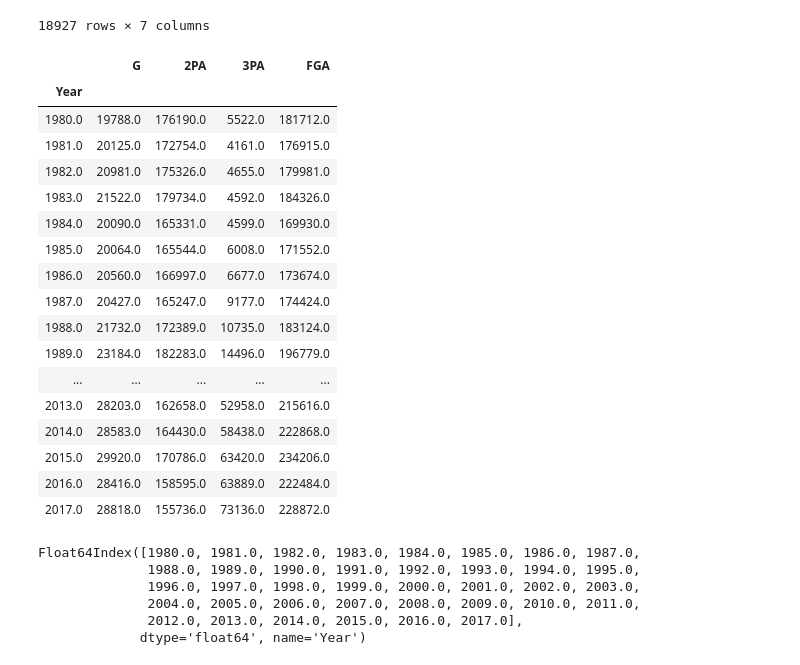
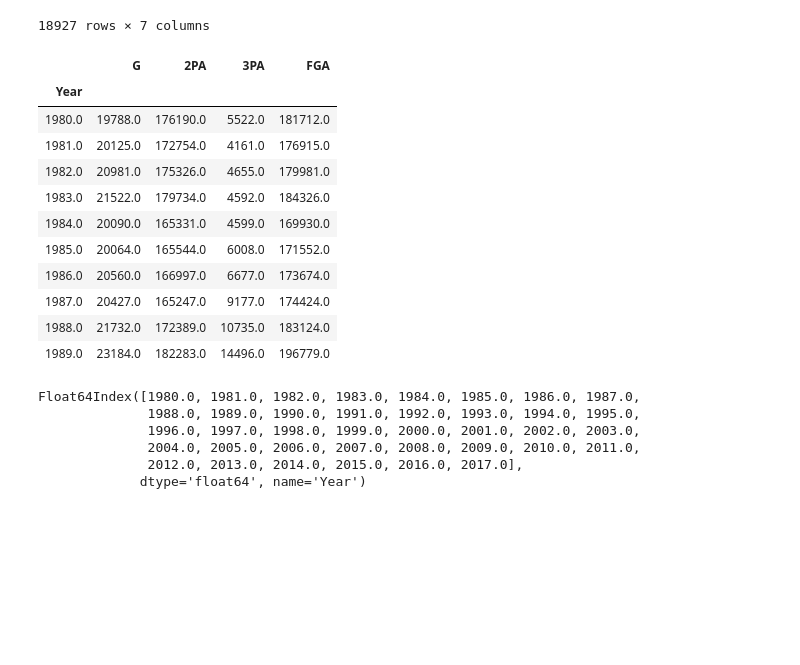
Before and after one commit to shilaj-10/Python-Programming, a Jupyter notebook: Project/NBA_2p_Vs_3p.ipynb, the cells around one changed output. Drawn from its saved outputs; the diff is of its cells as text; code cells hidden in the pictures; blank space fills up the shorter version.

```diff
--- a/Project/NBA_2p_Vs_3p.ipynb
+++ b/Project/NBA_2p_Vs_3p.ipynb
@@ -123,26 +103,20 @@ seasons_stats3p
 seasons_stats3p_years = seasons_stats3p.groupby('Year').sum()
 totyears = seasons_stats3p_years.index
 # %%
-seasons_stats3p_years
+seasons_stats3p_years.head(10)
 # %% [output]
 |  | G | 2PA | 3PA | FGA |
 | Year |  |  |  |  |
 | 1980.0 | 19788.0 | 176190.0 | 5522.0 | 181712.0 |
 | 1981.0 | 20125.0 | 172754.0 | 4161.0 | 176915.0 |
 | 1982.0 | 20981.0 | 175326.0 | 4655.0 | 179981.0 |
 | 1983.0 | 21522.0 | 179734.0 | 4592.0 | 184326.0 |
 | 1984.0 | 20090.0 | 165331.0 | 4599.0 | 169930.0 |
 | 1985.0 | 20064.0 | 165544.0 | 6008.0 | 171552.0 |
 | 1986.0 | 20560.0 | 166997.0 | 6677.0 | 173674.0 |
 | 1987.0 | 20427.0 | 165247.0 | 9177.0 | 174424.0 |
 | 1988.0 | 21732.0 | 172389.0 | 10735.0 | 183124.0 |
 | 1989.0 | 23184.0 | 182283.0 | 14496.0 | 196779.0 |
-| ... | ... | ... | ... | ... |
-| 2013.0 | 28203.0 | 162658.0 | 52958.0 | 215616.0 |
-| 2014.0 | 28583.0 | 164430.0 | 58438.0 | 222868.0 |
-| 2015.0 | 29920.0 | 170786.0 | 63420.0 | 234206.0 |
-| 2016.0 | 28416.0 | 158595.0 | 63889.0 | 222484.0 |
-| 2017.0 | 28818.0 | 155736.0 | 73136.0 | 228872.0 |
 # %%
 totyears
 # %% [output]
```
Also changed, not shown: parts of 26 cells of this notebook.
